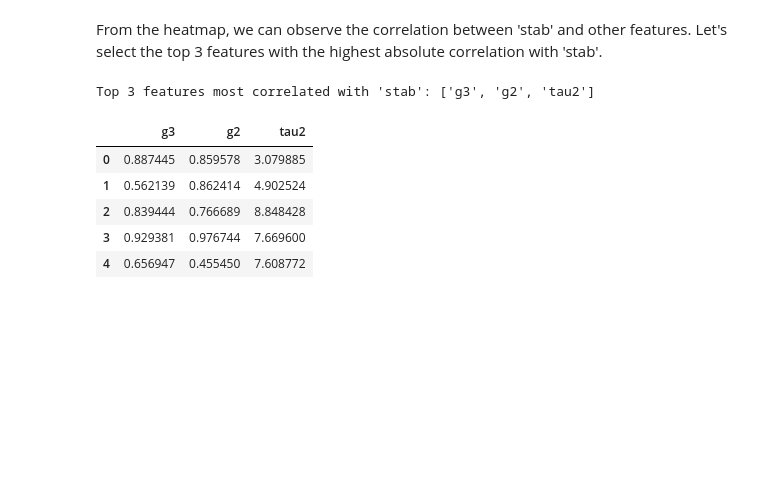
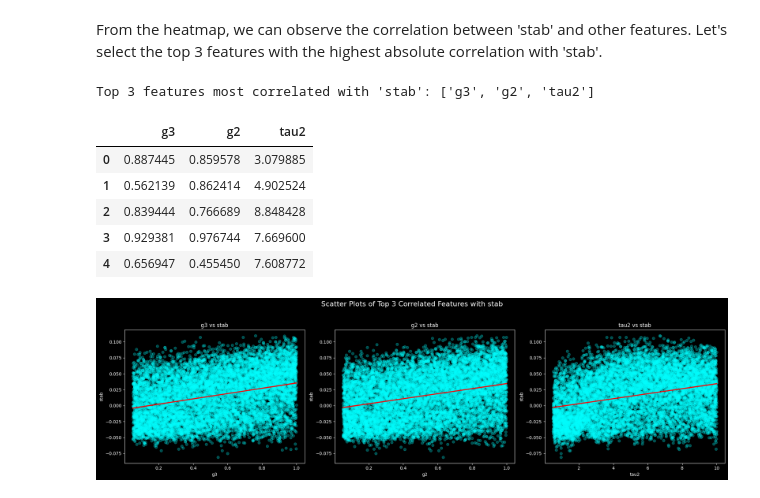
Before and after one commit to LeoSrodrigues26/FIAP_SERS, a Jupyter notebook: Aula_06_ML_ENERGIA.ipynb, the cells around one changed output. Saved outputs shown, nothing was run; the diff lists cells and outputs as text; code cells hidden in the pictures; blank space fills up the shorter version.

```diff
--- a/Aula_06_ML_ENERGIA.ipynb
+++ b/Aula_06_ML_ENERGIA.ipynb
@@ -282,3 +282,29 @@ Top 3 features most correlated with 'stab': ['g3', 'g2', 'tau2']
 | 2 | 0.839444 | 0.766689 | 8.848428 |
 | 3 | 0.929381 | 0.976744 | 7.669600 |
 | 4 | 0.656947 | 0.455450 | 7.608772 |
+# %%
+import matplotlib.pyplot as plt
+import seaborn as sns
+
+# Create a figure with subplots for the three scatter plots
+fig, axes = plt.subplots(1, 3, figsize=(20, 6), facecolor='black')
+fig.suptitle('Scatter Plots of Top 3 Correlated Features with stab', color='white', fontsize=16)
+
+for i, feature in enumerate(top_3_features):
+    ax = axes[i]
+    sns.regplot(x=dados[feature], y=dados['stab'], ax=ax, scatter_kws={'alpha':0.3, 'color':'cyan'}, line_kws={'color':'red'})
+    ax.set_title(f'{feature} vs stab', color='white')
+    ax.set_xlabel(feature, color='white')
+    ax.set_ylabel('stab', color='white')
+    ax.tick_params(axis='x', colors='white')
+    ax.tick_params(axis='y', colors='white')
+    ax.set_facecolor('black') # Set subplot background to black
+    ax.spines['bottom'].set_color('white')
+    ax.spines['top'].set_color('white')
+    ax.spines['left'].set_color('white')
+    ax.spines['right'].set_color('white')
+
+plt.tight_layout(rect=[0, 0.03, 1, 0.95]) # Adjust layout to prevent title overlap
+plt.show()
+# %% [output]
+[figure, added]
```
